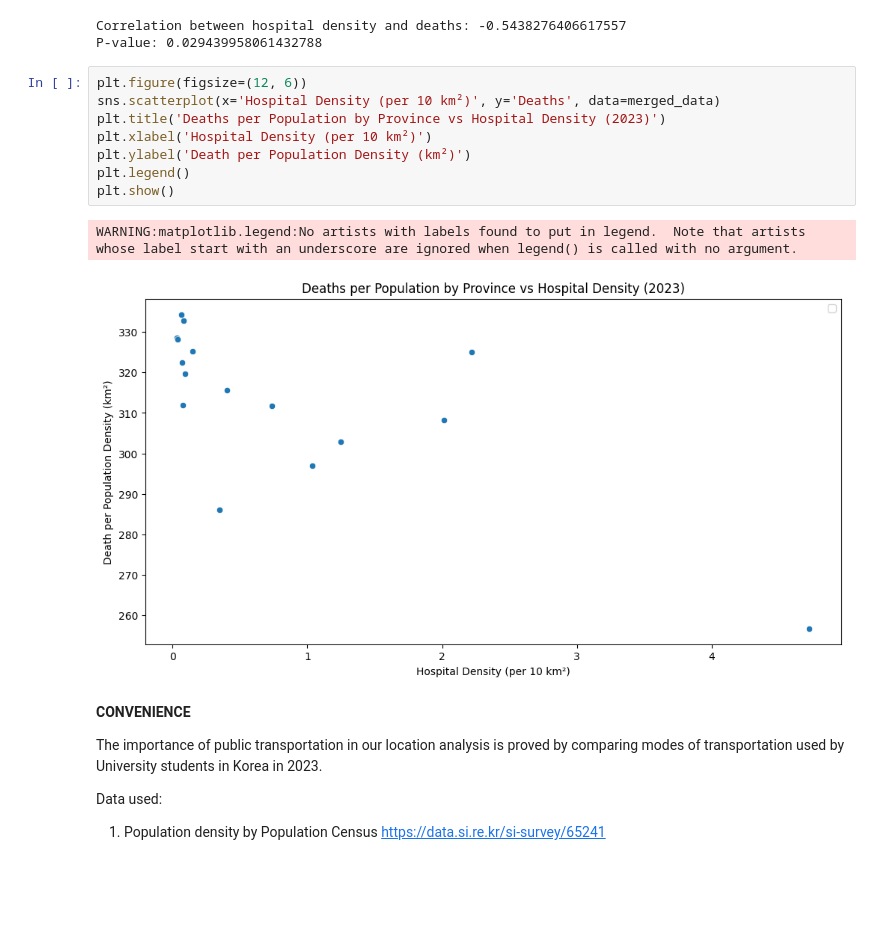
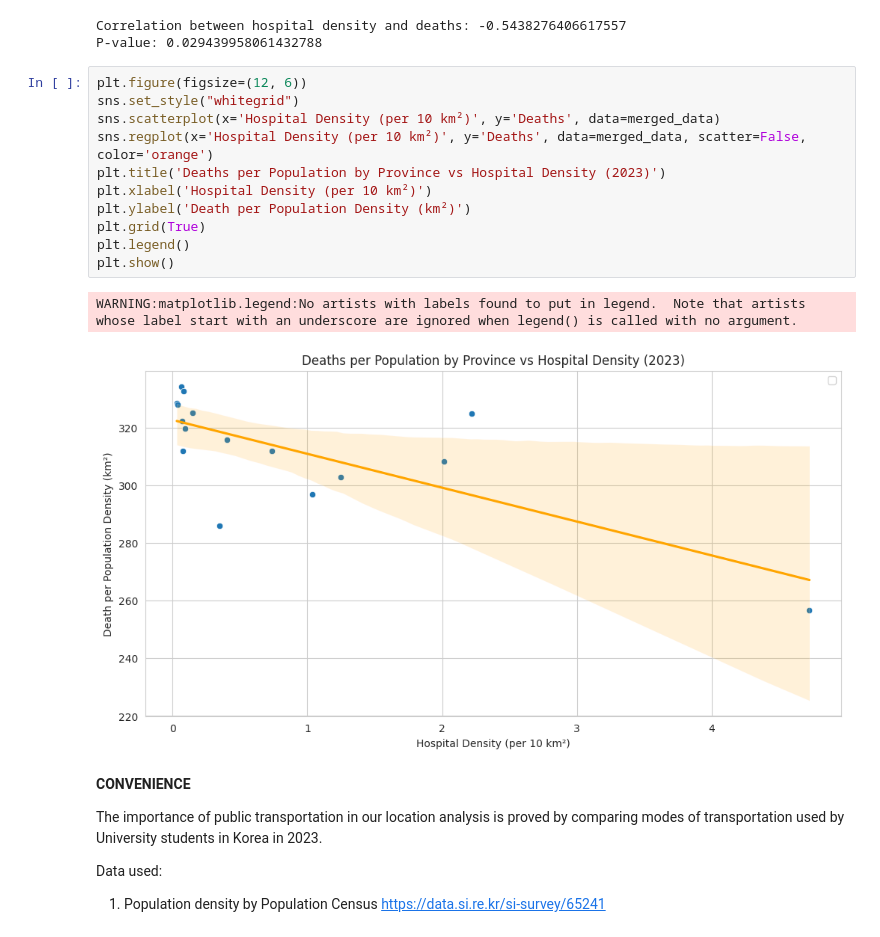
Before and after one commit to yeoncw1226/2024_2_dataScienceProject_team5, a Jupyter notebook: Hospital_&_Public_transportation.ipynb, the cells around one changed output. Saved outputs shown, nothing was run; the diff lists cells and outputs as text; blank space fills up the shorter version.

```diff
--- a/Hospital_&_Public_transportation.ipynb
+++ b/Hospital_&_Public_transportation.ipynb
@@ -209,15 +209,18 @@ Correlation between hospital density and deaths: -0.5438276406617557
 P-value: 0.029439958061432788
 # %%
 plt.figure(figsize=(12, 6))
+sns.set_style("whitegrid")
 sns.scatterplot(x='Hospital Density (per 10 km²)', y='Deaths', data=merged_data)
+sns.regplot(x='Hospital Density (per 10 km²)', y='Deaths', data=merged_data, scatter=False, color='orange')
 plt.title('Deaths per Population by Province vs Hospital Density (2023)')
 plt.xlabel('Hospital Density (per 10 km²)')
 plt.ylabel('Death per Population Density (km²)')
+plt.grid(True)
 plt.legend()
 plt.show()
 # %% [output]
 WARNING:matplotlib.legend:No artists with labels found to put in legend.  Note that artists whose label start with an underscore are ignored when legend() is called with no argument.
-[figure, old version]
+[figure, new version]
 # %% [markdown]
 **CONVENIENCE**
 
```
Also changed, not shown: parts of 3 cells of this notebook.
